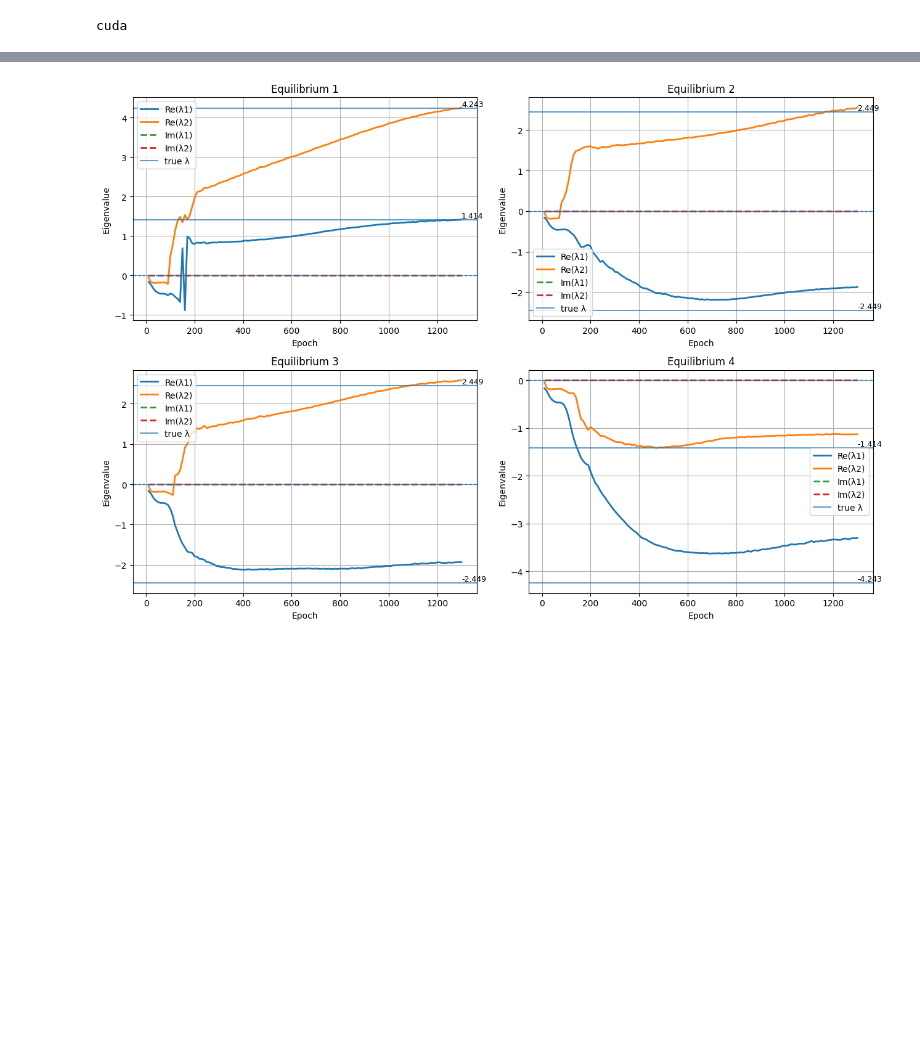
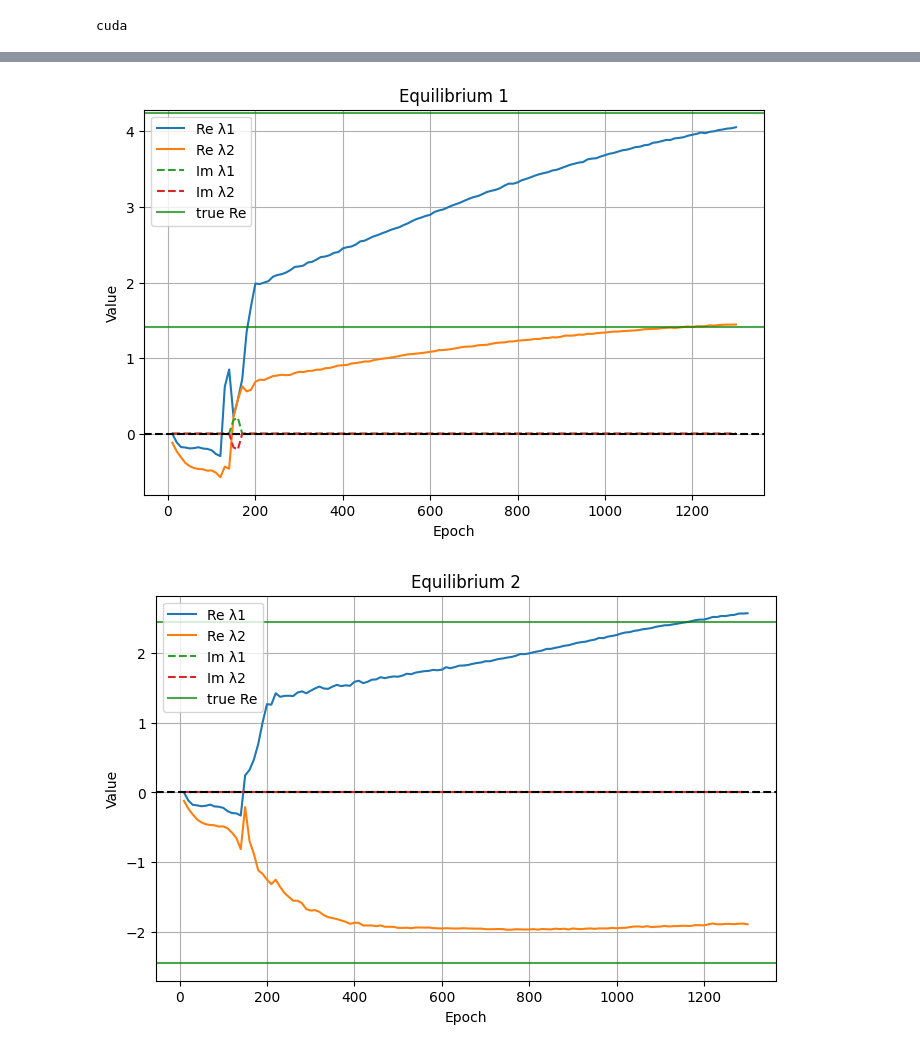
Before and after one commit to xsokolovae1/neural-odes-near-equilibria, a Jupyter notebook: TRAIN_ODES/cos_system/cos.ipynb, the cells around one changed output, grey strips where cells are left out. Drawn from its saved outputs; the diff is of its cells as text; code cells hidden in the pictures; blank space fills up the shorter version.

```diff
--- a/TRAIN_ODES/cos_system/cos.ipynb
+++ b/TRAIN_ODES/cos_system/cos.ipynb
@@ -404,12 +375,0 @@ torch.save({
-# %%
-def compute_true_eigenvalues():
-    gt = Cos().to(device)
-    true_eigs = []
-
-    for x_eq in true_equilibria:
-        J = jacobian_2d(gt, x_eq, t0=0.0)
-        eigvals = torch.linalg.eigvals(J)
-        true_eigs.append(eigvals.detach().cpu())
-
-    return true_eigs
-true_eigs = compute_true_eigenvalues()
@@ -474,4 +375,0 @@ def plot_eigenvalues_vs_epoch_manual_true(eigvals_history, epoch_marks):
-# %%
-plot_eigenvalues_vs_epoch_manual_true(eigvals_history, epoch_marks)
-# %% [output]
-[figure, removed]
@@ -477,0 +450,5 @@ plot_eigenvalues_vs_epoch_manual_true(eigvals_history, epoch_marks)
+# %%
+plot_eigs_simple(eigvals_history, epoch_marks)
+# %% [output]
+[figure, added]
+[figure, added]
```
Also changed, not shown: parts of 10 cells of this notebook, 2 other files.
